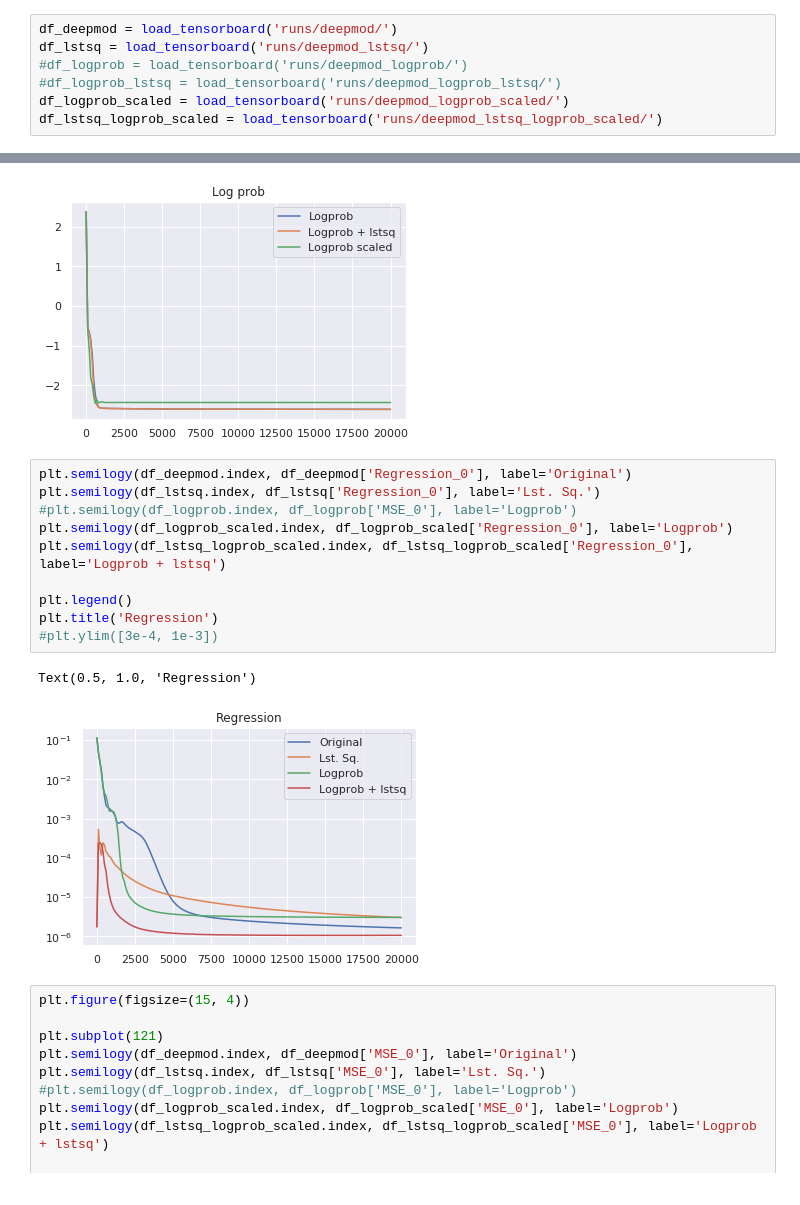
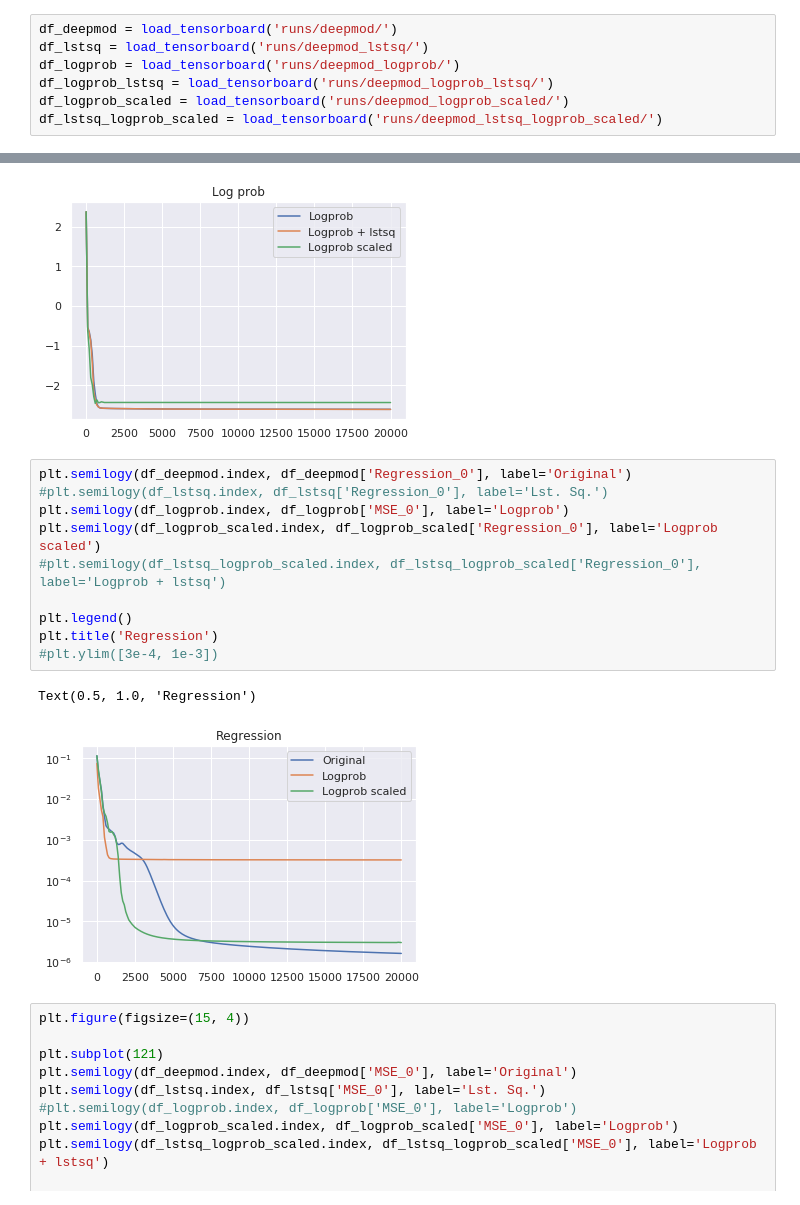
Before and after one commit to GJBoth/DeePyMoD_SBL, a Jupyter notebook: experiments/old_vs_new/analysis.ipynb, the cells around one changed output, grey strips where cells are left out. Drawn from its saved outputs; the diff is of its cells as text.

```diff
--- a/experiments/old_vs_new/analysis.ipynb
+++ b/experiments/old_vs_new/analysis.ipynb
@@ -9,8 +9,8 @@ sns.set()
 # %%
 df_deepmod = load_tensorboard('runs/deepmod/')
 df_lstsq = load_tensorboard('runs/deepmod_lstsq/')
-#df_logprob = load_tensorboard('runs/deepmod_logprob/')
-#df_logprob_lstsq = load_tensorboard('runs/deepmod_logprob_lstsq/')
+df_logprob = load_tensorboard('runs/deepmod_logprob/')
+df_logprob_lstsq = load_tensorboard('runs/deepmod_logprob_lstsq/')
 df_logprob_scaled = load_tensorboard('runs/deepmod_logprob_scaled/')
 df_lstsq_logprob_scaled = load_tensorboard('runs/deepmod_lstsq_logprob_scaled/')
 # %%
@@ -49,17 +48,17 @@ Text(0.5, 1.0, 'Log prob')
 [figure]
 # %%
 plt.semilogy(df_deepmod.index, df_deepmod['Regression_0'], label='Original')
-plt.semilogy(df_lstsq.index, df_lstsq['Regression_0'], label='Lst. Sq.')
-#plt.semilogy(df_logprob.index, df_logprob['MSE_0'], label='Logprob')
-plt.semilogy(df_logprob_scaled.index, df_logprob_scaled['Regression_0'], label='Logprob')
-plt.semilogy(df_lstsq_logprob_scaled.index, df_lstsq_logprob_scaled['Regression_0'], label='Logprob + lstsq')
+#plt.semilogy(df_lstsq.index, df_lstsq['Regression_0'], label='Lst. Sq.')
+plt.semilogy(df_logprob.index, df_logprob['MSE_0'], label='Logprob')
+plt.semilogy(df_logprob_scaled.index, df_logprob_scaled['Regression_0'], label='Logprob scaled')
+#plt.semilogy(df_lstsq_logprob_scaled.index, df_lstsq_logprob_scaled['Regression_0'], label='Logprob + lstsq')
 
 plt.legend()
 plt.title('Regression')
 #plt.ylim([3e-4, 1e-3])
 # %% [output]
 Text(0.5, 1.0, 'Regression')
-[figure, old version]
+[figure, new version]
 # %%
 plt.figure(figsize=(15, 4))
 
```
Also changed, not shown: parts of 3 cells of this notebook, 28 other files.
